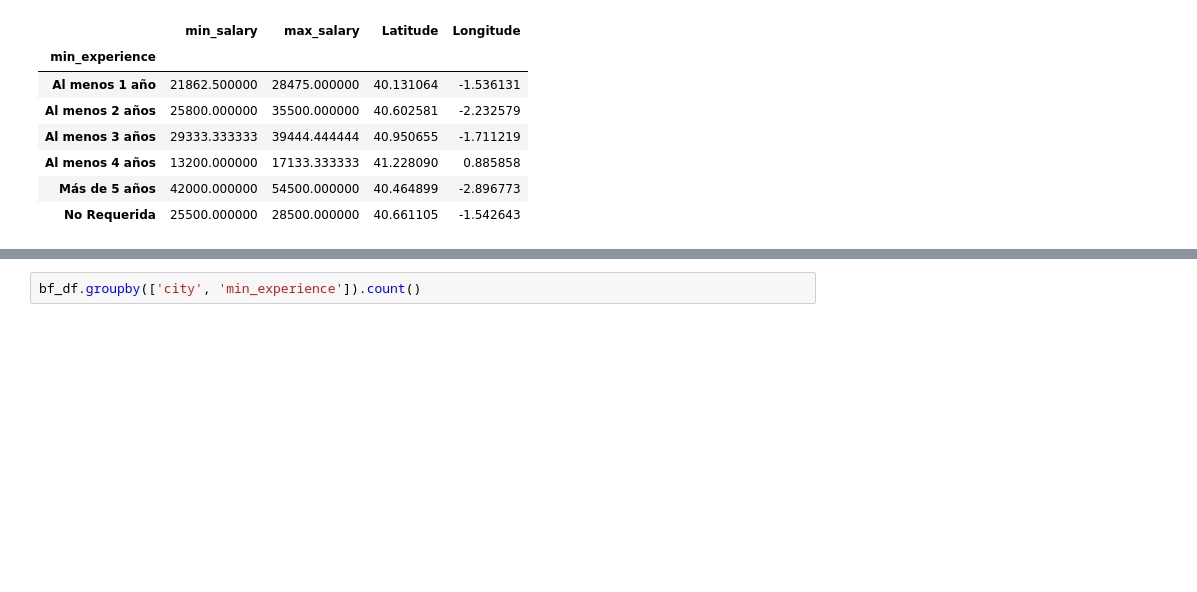
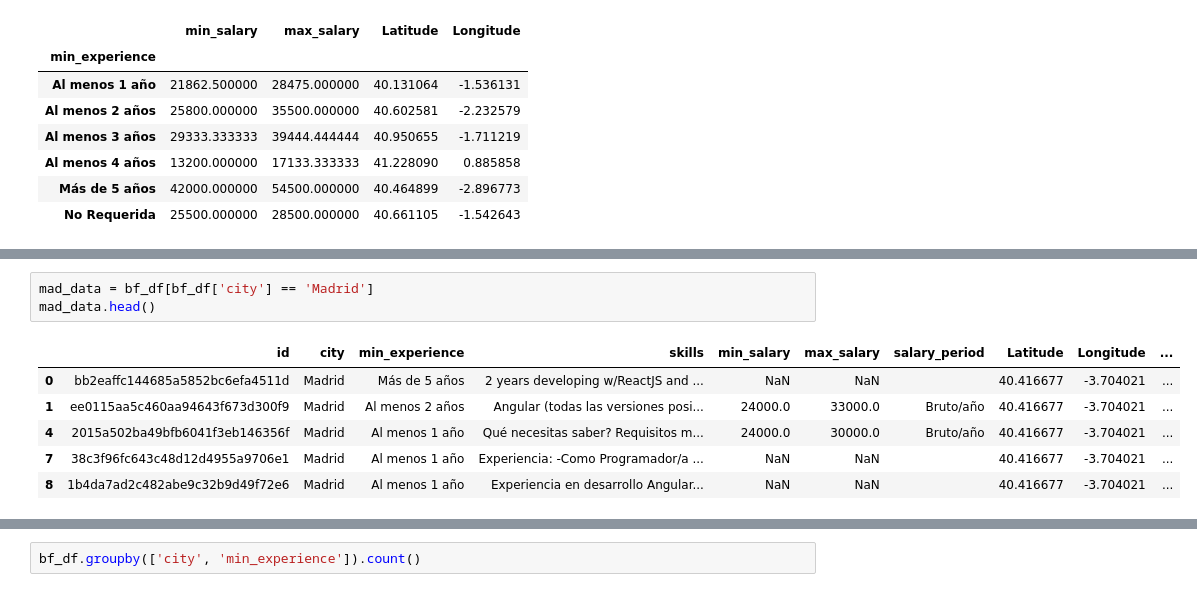
Before and after one commit to jbe1992/your-own-project, a Jupyter notebook: Project.ipynb, the cells around one changed output, grey strips where cells are left out. Saved outputs shown, nothing was run; the diff lists cells and outputs as text; blank space fills up the shorter version.

```diff
--- a/Project.ipynb
+++ b/Project.ipynb
@@ -154,0 +157,10 @@ bf_df[bf_df['city'] == 'Madrid'].groupby(['city', 'min_experience']).count()
+# %%
+mad_data = bf_df[bf_df['city'] == 'Madrid']
+mad_data.head()
+# %% [output]
+|  | id | city | min_experience | skills | min_salary | max_salary | salary_period | Latitude | Longitude | ... |
+| 0 | bb2eaffc144685a5852bc6efa4511d | Madrid | Más de 5 años | 2 years developing w/ReactJS and ... | NaN | NaN |  | 40.416677 | -3.704021 | ... |
+| 1 | ee0115aa5c460aa94643f673d300f9 | Madrid | Al menos 2 años | Angular (todas las versiones posi... | 24000.0 | 33000.0 | Bruto/año | 40.416677 | -3.704021 | ... |
+| 4 | 2015a502ba49bfb6041f3eb146356f | Madrid | Al menos 1 año | Qué necesitas saber? Requisitos m... | 24000.0 | 30000.0 | Bruto/año | 40.416677 | -3.704021 | ... |
+| 7 | 38c3f96fc643c48d12d4955a9706e1 | Madrid | Al menos 1 año | Experiencia: -Como Programador/a ... | NaN | NaN |  | 40.416677 | -3.704021 | ... |
+| 8 | 1b4da7ad2c482abe9c32b9d49f72e6 | Madrid | Al menos 1 año | Experiencia en desarrollo Angular... | NaN | NaN |  | 40.416677 | -3.704021 | ... |
```
Also changed, not shown: parts of 12 cells of this notebook.
